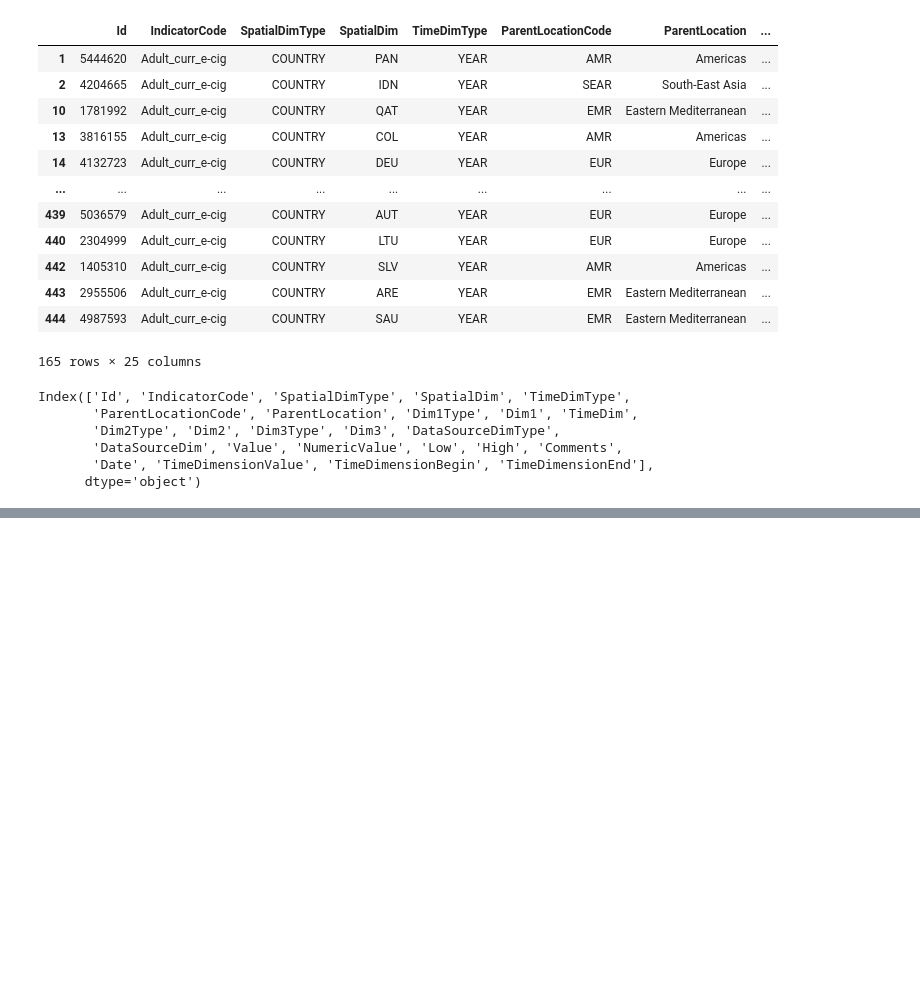
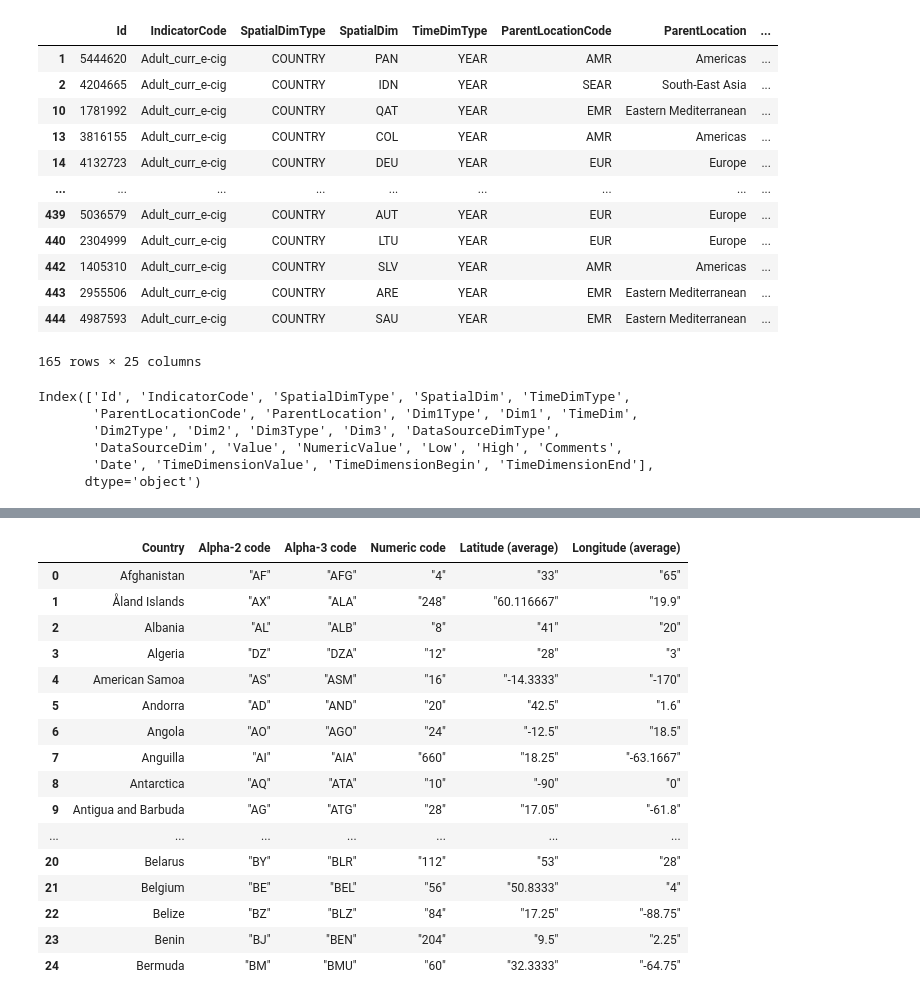
Before and after one commit to Sueraaa/project1-group5, a Jupyter notebook: Project_ex1/Code/WHO_analysis.ipynb, the cells around one changed output, grey strips where cells are left out. Saved outputs shown, nothing was run; the diff lists cells and outputs as text; code cells hidden in the pictures; blank space fills up the shorter version.

```diff
--- a/Project_ex1/Code/WHO_analysis.ipynb
+++ b/Project_ex1/Code/WHO_analysis.ipynb
@@ -161,6 +161,8 @@ Index(['Id', 'IndicatorCode', 'SpatialDimType', 'SpatialDim', 'TimeDimType',
        'Date', 'TimeDimensionValue', 'TimeDimensionBegin', 'TimeDimensionEnd'],
       dtype='object')
 # %%
+# https://saturncloud.io/blog/python-spyder-display-all-columns-of-a-pandas-dataframe-in-describe/#:~:text=To%20display%20all%20columns%2C%20you,there%20are%20in%20the%20DataFrame.&text=Now%2C%20when%20you%20use%20the,all%20columns%20will%20be%20displayed.
+pd.set_option('display.max_columns', None)
 adult_curr_ecig_df_clean.sort_values(['SpatialDim', 'Dim1', 'TimeDim']).head(20)
 # %% [output]
 |  | Id | IndicatorCode | SpatialDimType | SpatialDim | TimeDimType | ParentLocationCode | ParentLocation | ... |
@@ -211,0 +270,22 @@ response2
+# %%
+geo_coord_csv = Path('../Resources/countries_codes_and_coordinates.csv')
+geo_coord_data = pd.read_csv(geo_coord_csv)
+geo_coord_data.head(25)
+# %% [output]
+|  | Country | Alpha-2 code | Alpha-3 code | Numeric code | Latitude (average) | Longitude (average) |
+| 0 | Afghanistan | "AF" | "AFG" | "4" | "33" | "65" |
+| 1 | Åland Islands | "AX" | "ALA" | "248" | "60.116667" | "19.9" |
+| 2 | Albania | "AL" | "ALB" | "8" | "41" | "20" |
+| 3 | Algeria | "DZ" | "DZA" | "12" | "28" | "3" |
+| 4 | American Samoa | "AS" | "ASM" | "16" | "-14.3333" | "-170" |
+| 5 | Andorra | "AD" | "AND" | "20" | "42.5" | "1.6" |
+| 6 | Angola | "AO" | "AGO" | "24" | "-12.5" | "18.5" |
+| 7 | Anguilla | "AI" | "AIA" | "660" | "18.25" | "-63.1667" |
+| 8 | Antarctica | "AQ" | "ATA" | "10" | "-90" | "0" |
+| 9 | Antigua and Barbuda | "AG" | "ATG" | "28" | "17.05" | "-61.8" |
+| ... | ... | ... | ... | ... | ... | ... |
+| 20 | Belarus | "BY" | "BLR" | "112" | "53" | "28" |
+| 21 | Belgium | "BE" | "BEL" | "56" | "50.8333" | "4" |
+| 22 | Belize | "BZ" | "BLZ" | "84" | "17.25" | "-88.75" |
+| 23 | Benin | "BJ" | "BEN" | "204" | "9.5" | "2.25" |
+| 24 | Bermuda | "BM" | "BMU" | "60" | "32.3333" | "-64.75" |
```
Also changed, not shown: parts of 16 cells of this notebook, 1 other file.
